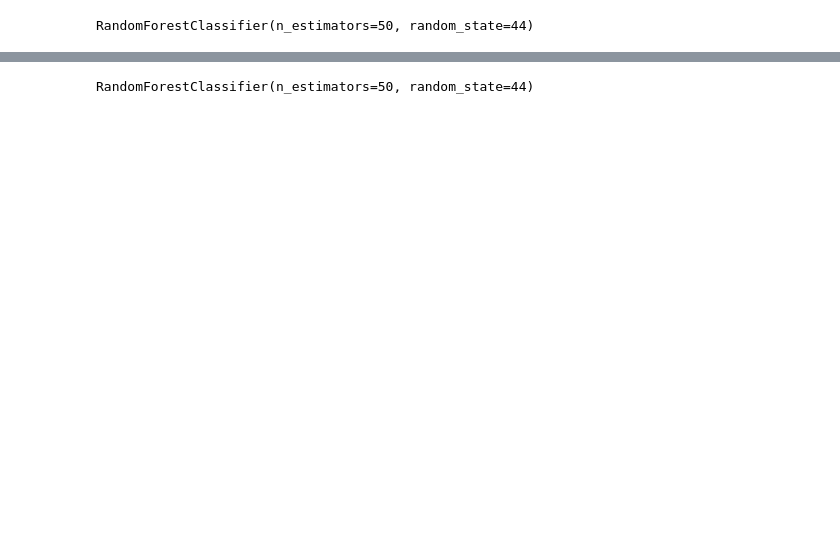
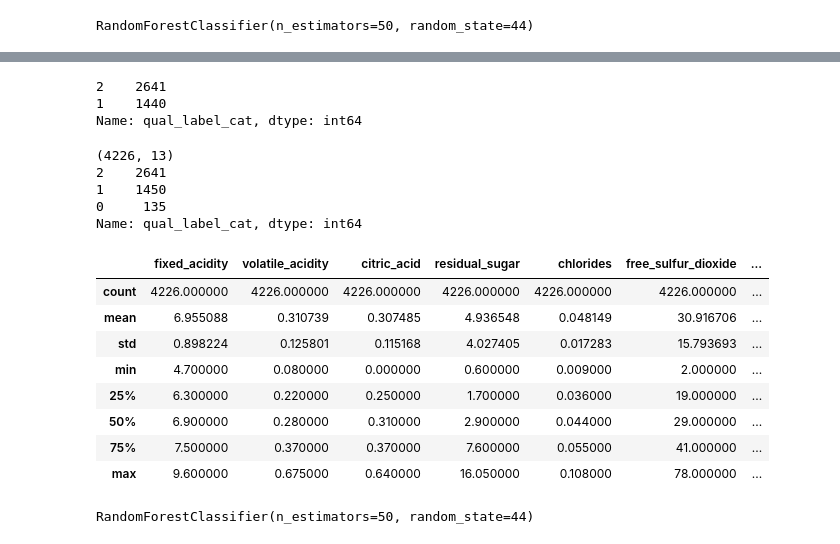
Before and after one commit to cdb8675309/-mod1-project2-Sprint-3, a Jupyter notebook: Sprint_3.ipynb, the cells around one changed output, grey strips where cells are left out. Saved outputs shown, nothing was run; the diff lists cells and outputs as text; code cells hidden in the pictures; blank space fills up the shorter version.

Commit message:
"bat country"

```diff
--- a/Sprint_3.ipynb
+++ b/Sprint_3.ipynb
@@ -1088 +1151,36 @@ qual_eval_set_iqr
+# %%
+#using IQR dropped all my high quality wines....that's bad.
+qual_eval_set_iqr['qual_label_cat'].value_counts()
+# %% [output]
+2    2641
+1    1440
+Name: qual_label_cat, dtype: int64
+# %%
+#here i create another new dataframe with some non-relevant values dropped, INCLUDING QUALITY column LOW 1, MED 2, HIGH 0
+
+qual_eval_set_2 = rw_encd_cw.drop(columns=['quality_label', 'color', 'red_or_white', 'quality'],  axis=1)
+Q1 = qual_eval_set_2.quantile(0.25)
+Q3 = qual_eval_set_2.quantile(0.75)
+IQR = Q3 - Q1
+# here i remove outliers from the dataframe made just above using the IQR method from here:
+# https://www.pluralsight.com/guides/cleaning-up-data-from-outliers
+qual_eval_set_iqr_2 = qual_eval_set_2[~((qual_eval_set_2 < (Q1 - 1.5 * IQR)) |(qual_eval_set_2 > (Q3 + 1.5 * IQR))).any(axis=1)]
+print(qual_eval_set_iqr_2.shape)
+print(qual_eval_set_iqr_2['qual_label_cat'].value_counts())
+qual_eval_set_iqr_2.describe()
+# %% [output]
+(4226, 13)
+2    2641
+1    1450
+0     135
+Name: qual_label_cat, dtype: int64
+|  | fixed_acidity | volatile_acidity | citric_acid | residual_sugar | chlorides | free_sulfur_dioxide | ... |
+| count | 4226.000000 | 4226.000000 | 4226.000000 | 4226.000000 | 4226.000000 | 4226.000000 | ... |
+| mean | 6.955088 | 0.310739 | 0.307485 | 4.936548 | 0.048149 | 30.916706 | ... |
+| std | 0.898224 | 0.125801 | 0.115168 | 4.027405 | 0.017283 | 15.793693 | ... |
+| min | 4.700000 | 0.080000 | 0.000000 | 0.600000 | 0.009000 | 2.000000 | ... |
+| 25% | 6.300000 | 0.220000 | 0.250000 | 1.700000 | 0.036000 | 19.000000 | ... |
+| 50% | 6.900000 | 0.280000 | 0.310000 | 2.900000 | 0.044000 | 29.000000 | ... |
+| 75% | 7.500000 | 0.370000 | 0.370000 | 7.600000 | 0.055000 | 41.000000 | ... |
+| max | 9.600000 | 0.675000 | 0.640000 | 16.050000 | 0.108000 | 78.000000 | ... |
 # %%
```
Also changed, not shown: parts of 65 cells of this notebook.
